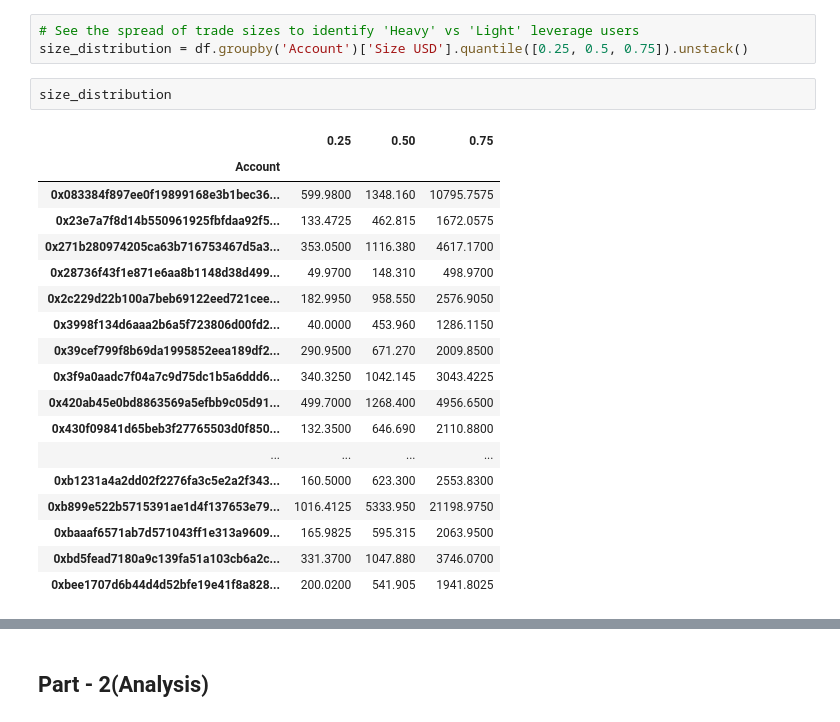
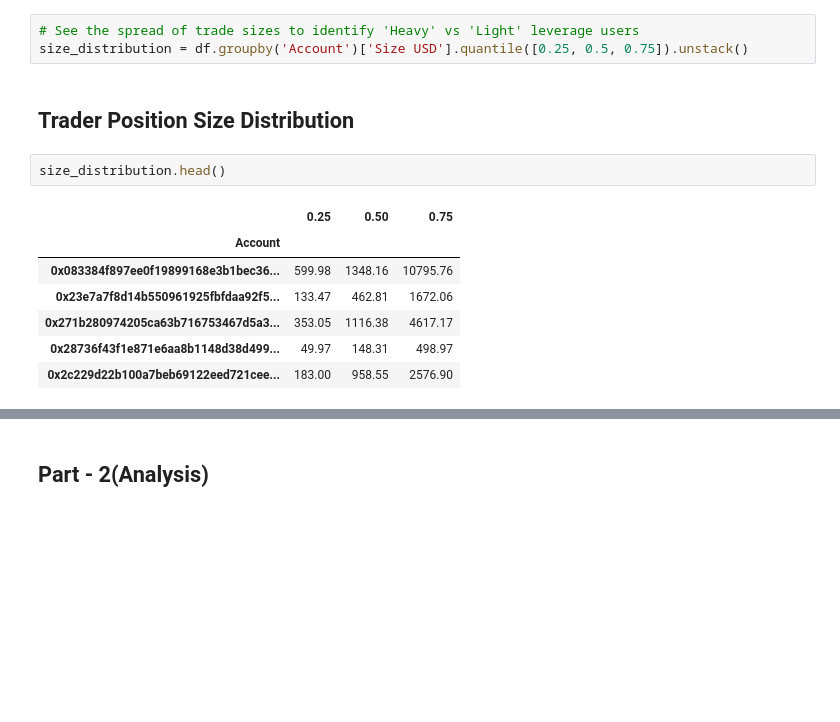
Before and after one commit to sainathdora/Trade-Performance, a Jupyter notebook: Untitled.ipynb, the cells around one changed output, grey strips where cells are left out. Drawn from its saved outputs; the diff is of its cells as text; blank space fills up the shorter version.

```diff
--- a/Untitled.ipynb
+++ b/Untitled.ipynb
@@ -435,27 +292,18 @@ dtype: float64
 # %%
 # See the spread of trade sizes to identify 'Heavy' vs 'Light' leverage users
 size_distribution = df.groupby('Account')['Size USD'].quantile([0.25, 0.5, 0.75]).unstack()
+# %% [markdown]
+<h2>Trader Position Size Distribution</h2>
 # %%
-size_distribution
+size_distribution.head()
 # %% [output]
 |  | 0.25 | 0.50 | 0.75 |
 | Account |  |  |  |
-| 0x083384f897ee0f19899168e3b1bec36... | 599.9800 | 1348.160 | 10795.7575 |
-| 0x23e7a7f8d14b550961925fbfdaa92f5... | 133.4725 | 462.815 | 1672.0575 |
-| 0x271b280974205ca63b716753467d5a3... | 353.0500 | 1116.380 | 4617.1700 |
-| 0x28736f43f1e871e6aa8b1148d38d499... | 49.9700 | 148.310 | 498.9700 |
-| 0x2c229d22b100a7beb69122eed721cee... | 182.9950 | 958.550 | 2576.9050 |
-| 0x3998f134d6aaa2b6a5f723806d00fd2... | 40.0000 | 453.960 | 1286.1150 |
-| 0x39cef799f8b69da1995852eea189df2... | 290.9500 | 671.270 | 2009.8500 |
-| 0x3f9a0aadc7f04a7c9d75dc1b5a6ddd6... | 340.3250 | 1042.145 | 3043.4225 |
-| 0x420ab45e0bd8863569a5efbb9c05d91... | 499.7000 | 1268.400 | 4956.6500 |
-| 0x430f09841d65beb3f27765503d0f850... | 132.3500 | 646.690 | 2110.8800 |
-| ... | ... | ... | ... |
-| 0xb1231a4a2dd02f2276fa3c5e2a2f343... | 160.5000 | 623.300 | 2553.8300 |
-| 0xb899e522b5715391ae1d4f137653e79... | 1016.4125 | 5333.950 | 21198.9750 |
-| 0xbaaaf6571ab7d571043ff1e313a9609... | 165.9825 | 595.315 | 2063.9500 |
-| 0xbd5fead7180a9c139fa51a103cb6a2c... | 331.3700 | 1047.880 | 3746.0700 |
-| 0xbee1707d6b44d4d52bfe19e41f8a828... | 200.0200 | 541.905 | 1941.8025 |
+| 0x083384f897ee0f19899168e3b1bec36... | 599.98 | 1348.16 | 10795.76 |
+| 0x23e7a7f8d14b550961925fbfdaa92f5... | 133.47 | 462.81 | 1672.06 |
+| 0x271b280974205ca63b716753467d5a3... | 353.05 | 1116.38 | 4617.17 |
+| 0x28736f43f1e871e6aa8b1148d38d499... | 49.97 | 148.31 | 498.97 |
+| 0x2c229d22b100a7beb69122eed721cee... | 183.00 | 958.55 | 2576.90 |
 # %%
 dashboard = pd.concat([trader_stats, ls_counts[['LS_Ratio']]], axis=1)
 dashboard.sort_values('Win_Rate', ascending=False)
```
Also changed, not shown: parts of 55 cells of this notebook, 2 other files.
